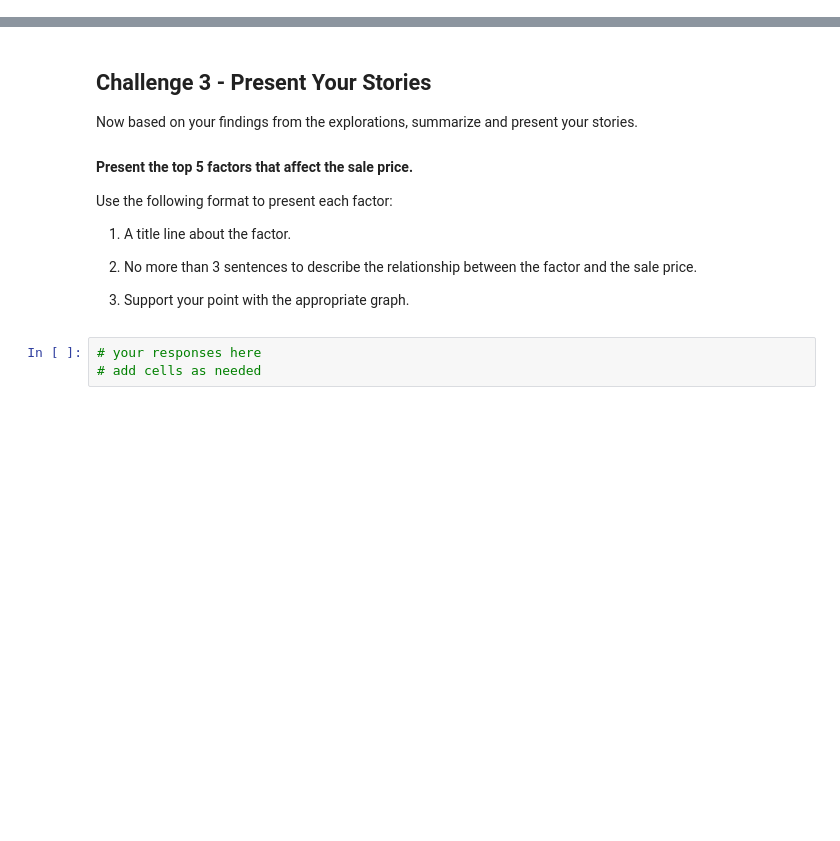
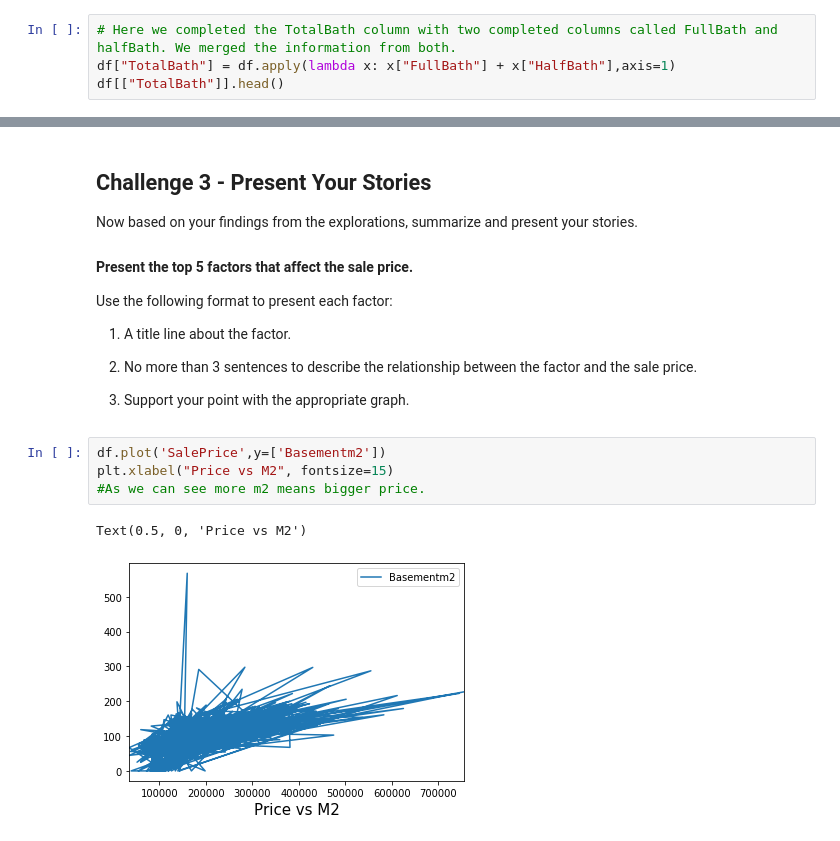
Before and after one commit to ta-datapt-bcn/lab-storytelling-data-visualization, a Jupyter notebook: your-code/main.ipynb, the cells around one changed output, grey strips where cells are left out. Drawn from its saved outputs; the diff is of its cells as text; blank space fills up the shorter version.

```diff
--- a/your-code/main.ipynb
+++ b/your-code/main.ipynb
@@ -106,0 +140,4 @@ Note that:
+# %%
+# Here we completed the TotalBath column with two completed columns called FullBath and halfBath. We merged the information from both.
+df["TotalBath"] = df.apply(lambda x: x["FullBath"] + x["HalfBath"],axis=1)
+df[["TotalBath"]].head()
@@ -136,6 +231,10 @@ Use the following format to present each factor:
 1. No more than 3 sentences to describe the relationship between the factor and the sale price.
 
 1. Support your point with the appropriate graph.
-# %%
-# your responses here
-# add cells as needed
+# %%
+df.plot('SalePrice',y=['Basementm2'])
+plt.xlabel("Price vs M2", fontsize=15)
+#As we can see more m2 means bigger price.
+# %% [output]
+Text(0.5, 0, 'Price vs M2')
+[figure, added]
```
Also changed, not shown: parts of 19 cells of this notebook.
